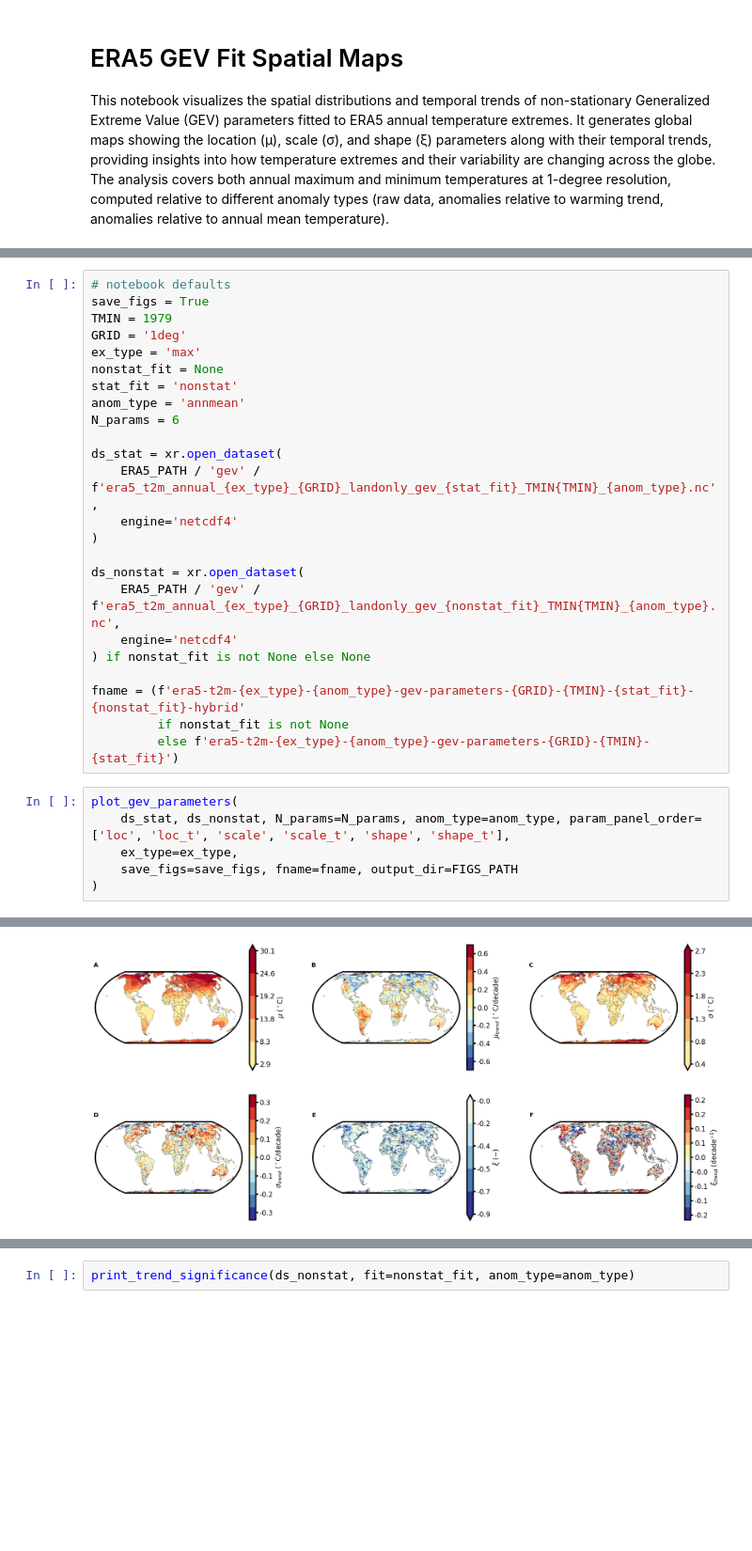
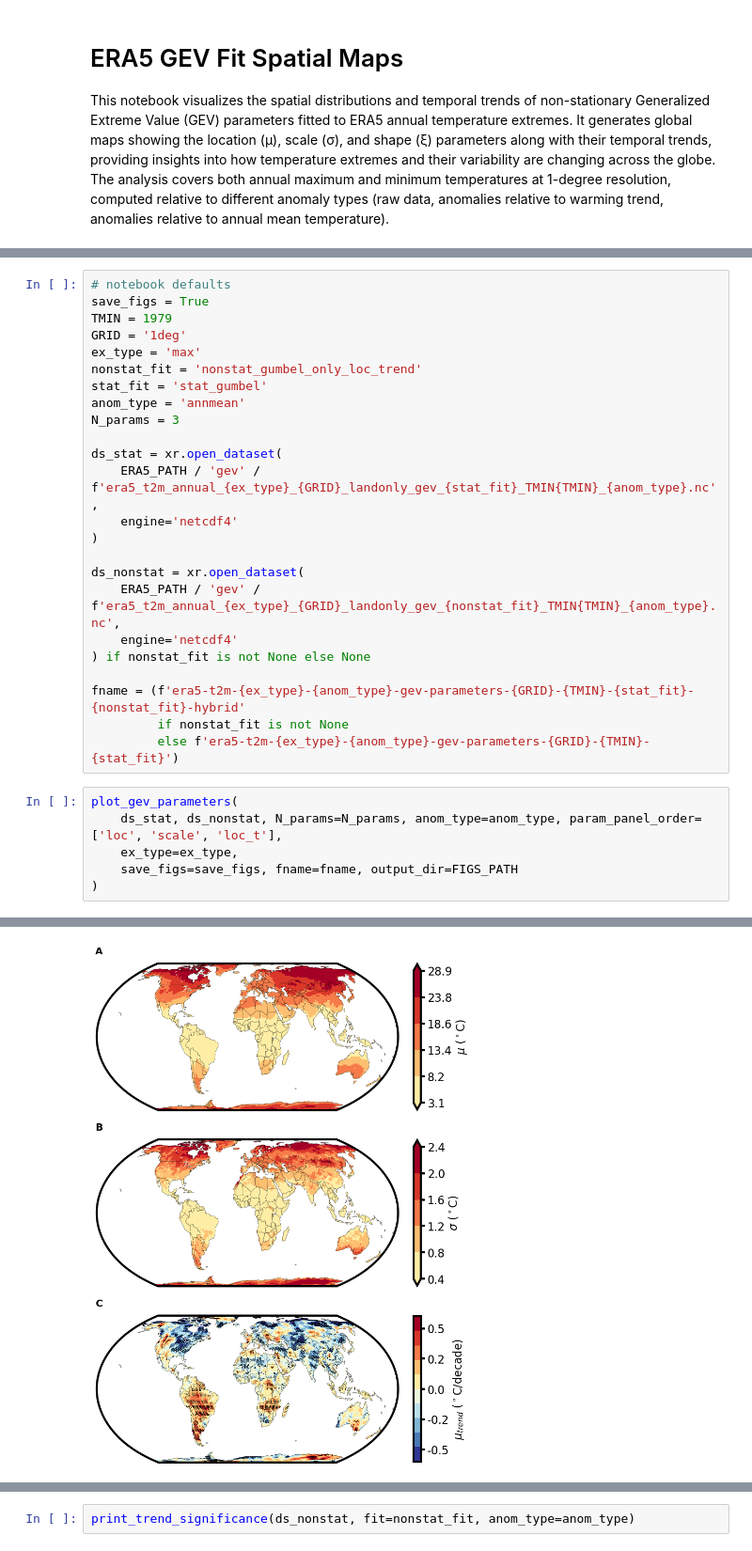
Before and after one commit to adam-bauer-34/gev-heat-waves, a Jupyter notebook: analysis/notebooks/era5_gev_fit_maps.ipynb, the cells around one changed output, grey strips where cells are left out. Shown at 94% size. Saved outputs shown, nothing was run; the diff lists cells and outputs as text; blank space fills up the shorter version.

```diff
--- a/analysis/notebooks/era5_gev_fit_maps.ipynb
+++ b/analysis/notebooks/era5_gev_fit_maps.ipynb
@@ -24,10 +24,10 @@ save_figs = True
 TMIN = 1979
 GRID = '1deg'
 ex_type = 'max'
-nonstat_fit = None
-stat_fit = 'nonstat'
+nonstat_fit = 'nonstat_gumbel_only_loc_trend'
+stat_fit = 'stat_gumbel'
 anom_type = 'annmean'
-N_params = 6
+N_params = 3
 
 ds_stat = xr.open_dataset(
     ERA5_PATH / 'gev' / f'era5_t2m_annual_{ex_type}_{GRID}_landonly_gev_{stat_fit}_TMIN{TMIN}_{anom_type}.nc',
@@ -44,7 +44,7 @@ fname = (f'era5-t2m-{ex_type}-{anom_type}-gev-parameters-{GRID}-{TMIN}-{stat_fit
          else f'era5-t2m-{ex_type}-{anom_type}-gev-parameters-{GRID}-{TMIN}-{stat_fit}')
 # %%
 plot_gev_parameters(
-    ds_stat, ds_nonstat, N_params=N_params, anom_type=anom_type, param_panel_order=['loc', 'loc_t', 'scale', 'scale_t', 'shape', 'shape_t'],
+    ds_stat, ds_nonstat, N_params=N_params, anom_type=anom_type, param_panel_order=['loc', 'scale', 'loc_t'],
     ex_type=ex_type,
     save_figs=save_figs, fname=fname, output_dir=FIGS_PATH
 )
@@ -53,4 +53,4 @@ Figure saved to: /project/bbcael/ambauer/gev-heat-waves/analysis/figs/analysis/2
-[figure, old version]
+[figure, new version]
 # %%
 print_summary(ds_stat, fit=stat_fit, anom_type=anom_type)
 # %% [output]
```
Also changed, not shown: parts of 4 cells of this notebook, 8 other files.
